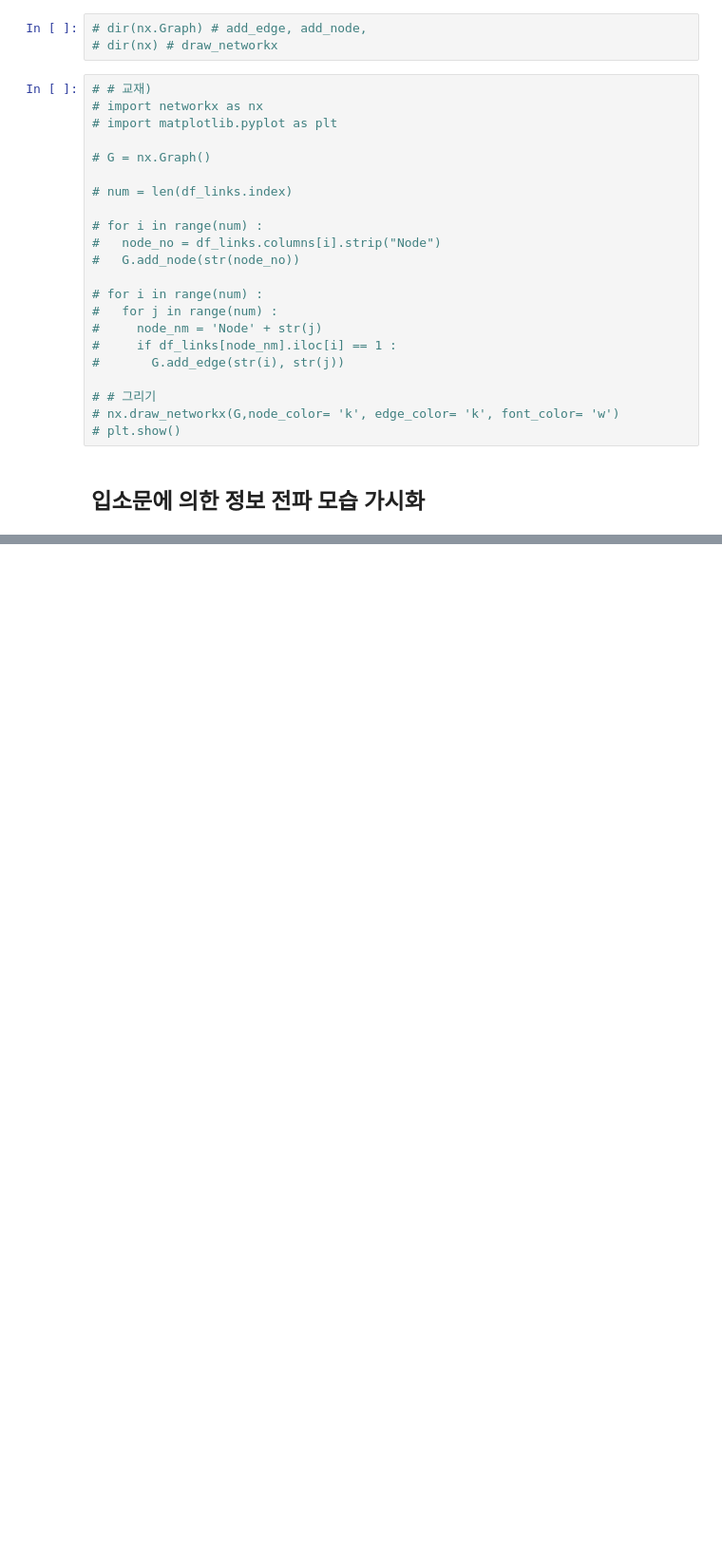
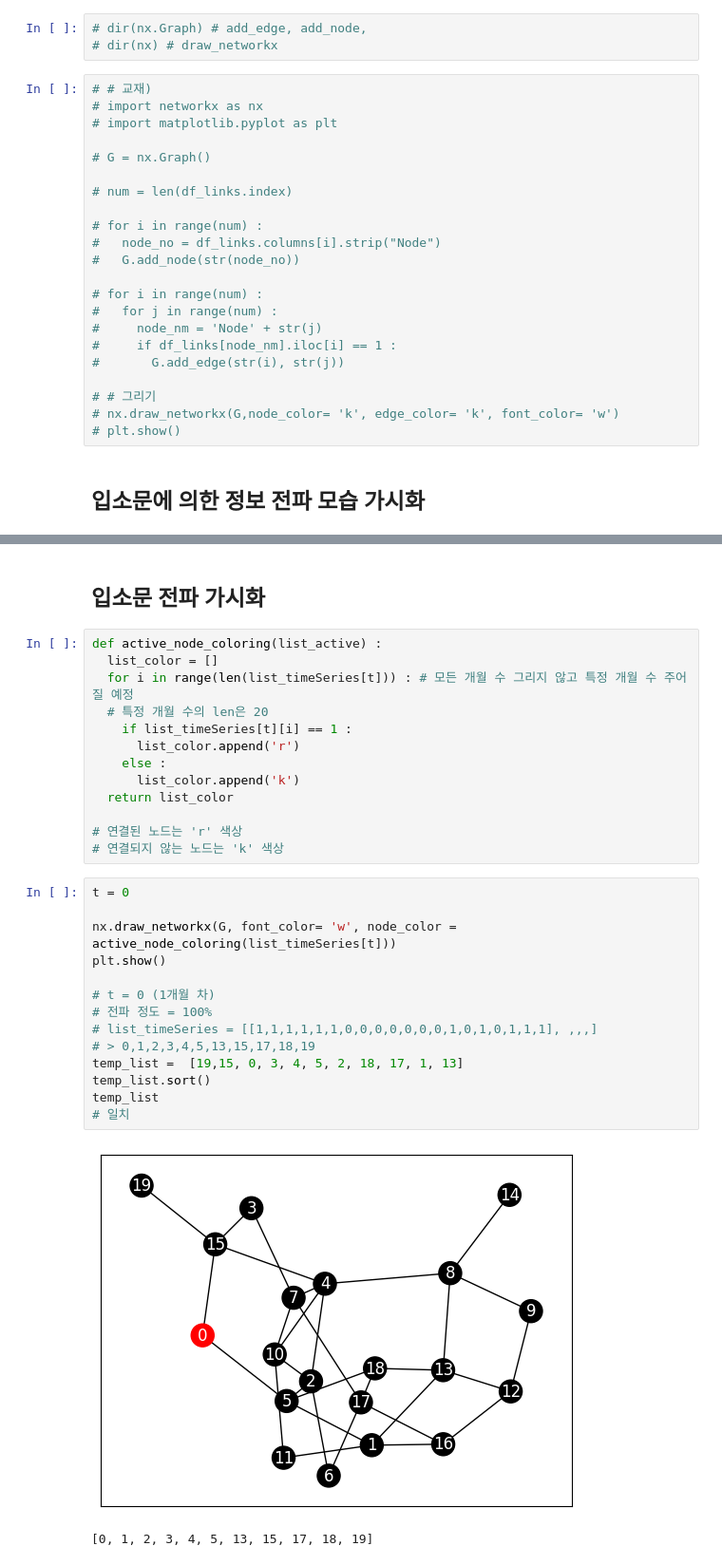
Before and after one commit to gmlwlswls/study_DataTechniques, a Jupyter notebook: 04. Numerical Simulation/Simulation.ipynb, the cells around one changed output, grey strips where cells are left out. Shown: that part at 95% size. Drawn from its saved outputs; the diff is of its cells as text; blank space fills up the shorter version.

```diff
--- a/04. Numerical Simulation/Simulation.ipynb
+++ b/04. Numerical Simulation/Simulation.ipynb
@@ -107,0 +167,32 @@ plt.show()
+# %% [markdown]
+## 입소문 전파 가시화
+# %%
+def active_node_coloring(list_active) :
+  list_color = []
+  for i in range(len(list_timeSeries[t])) : # 모든 개월 수 그리지 않고 특정 개월 수 주어질 예정
+  # 특정 개월 수의 len은 20
+    if list_timeSeries[t][i] == 1 :
+      list_color.append('r')
+    else :
+      list_color.append('k')
+  return list_color
+
+# 연결된 노드는 'r' 색상
+# 연결되지 않는 노드는 'k' 색상
+# %%
+t = 0
+
+nx.draw_networkx(G, font_color= 'w', node_color = active_node_coloring(list_timeSeries[t]))
+plt.show()
+
+# t = 0 (1개월 차)
+# 전파 정도 = 100%
+# list_timeSeries = [[1,1,1,1,1,1,0,0,0,0,0,0,0,1,0,1,0,1,1,1], ,,,]
+# > 0,1,2,3,4,5,13,15,17,18,19
+temp_list =  [19,15, 0, 3, 4, 5, 2, 18, 17, 1, 13]
+temp_list.sort()
+temp_list
+# 일치
+# %% [output]
+[figure, added]
+[0, 1, 2, 3, 4, 5, 13, 15, 17, 18, 19]
```
Also changed, not shown: parts of 16 cells of this notebook.
